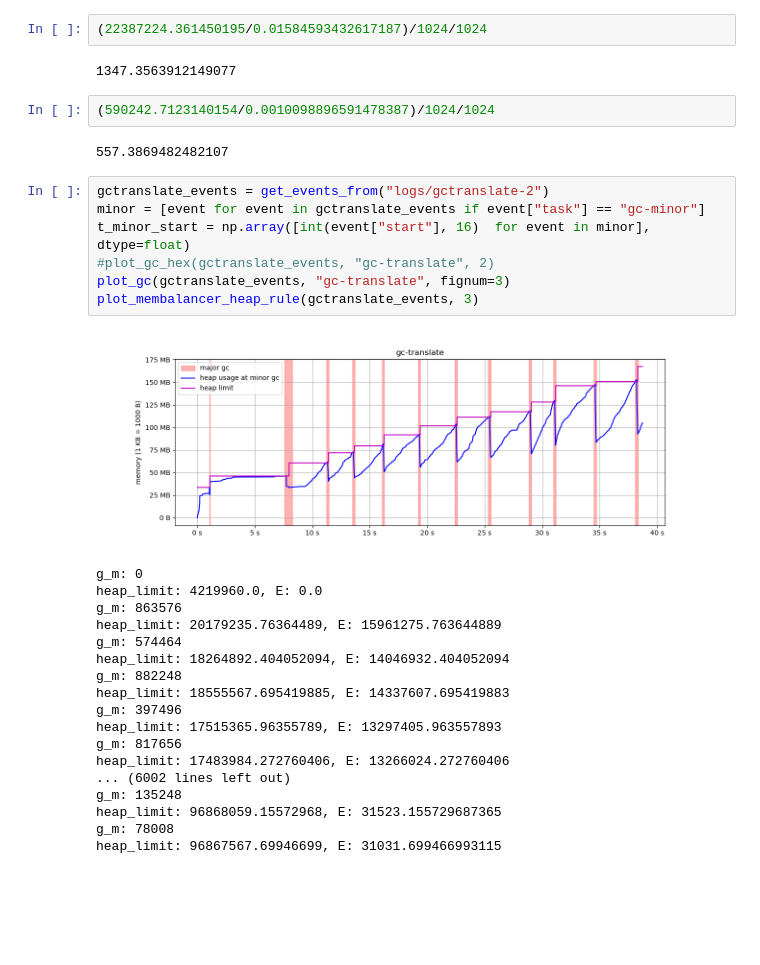
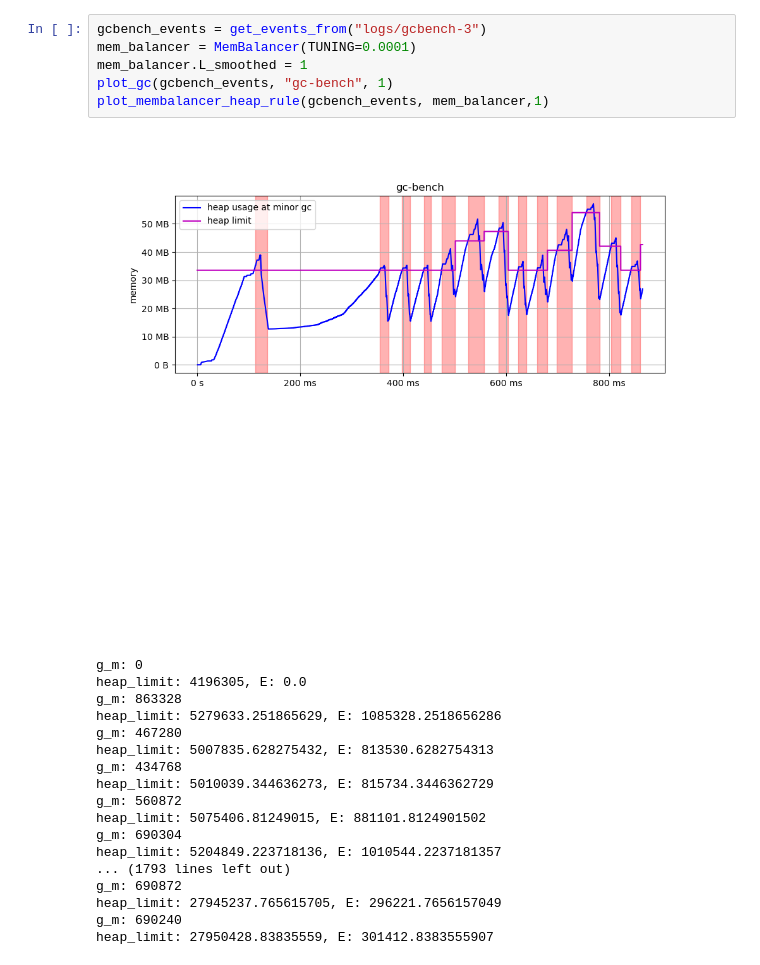
Before and after one commit to enisik/Bachelorarbeit-Skripte, a Jupyter notebook: plots.ipynb, the cells around one changed output. Saved outputs shown, nothing was run; the diff lists cells and outputs as text; blank space fills up the shorter version.

```diff
--- a/plots.ipynb
+++ b/plots.ipynb
@@ -94,34 +9,25 @@ heap_limit: 27958093.284433164, E: 309269.284433165
-# %%
-(22387224.361450195/0.01584593432617187)/1024/1024
-# %% [output]
-1347.3563912149077
-# %%
-(590242.7123140154/0.0010098896591478387)/1024/1024
-# %% [output]
-557.3869482482107
-# %%
-gctranslate_events = get_events_from("logs/gctranslate-2")
-minor = [event for event in gctranslate_events if event["task"] == "gc-minor"]
-t_minor_start = np.array([int(event["start"], 16)  for event in minor], dtype=float)
-#plot_gc_hex(gctranslate_events, "gc-translate", 2)
-plot_gc(gctranslate_events, "gc-translate", fignum=3)
-plot_membalancer_heap_rule(gctranslate_events, 3)
-# %% [output]
-[figure, removed]
-g_m: 0
-heap_limit: 4219960.0, E: 0.0
-g_m: 863576
-heap_limit: 20179235.76364489, E: 15961275.763644889
-g_m: 574464
-heap_limit: 18264892.404052094, E: 14046932.404052094
-g_m: 882248
-heap_limit: 18555567.695419885, E: 14337607.695419883
-g_m: 397496
-heap_limit: 17515365.96355789, E: 13297405.963557893
-g_m: 817656
-heap_limit: 17483984.272760406, E: 13266024.272760406
-... (6002 lines left out)
-g_m: 135248
-heap_limit: 96868059.15572968, E: 31523.155729687365
-g_m: 78008
-heap_limit: 96867567.69946699, E: 31031.699466993115
+# %%
+gcbench_events = get_events_from("logs/gcbench-3")
+mem_balancer = MemBalancer(TUNING=0.0001)
+mem_balancer.L_smoothed = 1
+plot_gc(gcbench_events, "gc-bench", 1)
+plot_membalancer_heap_rule(gcbench_events, mem_balancer,1)
+# %% [output]
+[figure, added]
+g_m: 0
+heap_limit: 4196305, E: 0.0
+g_m: 863328
+heap_limit: 5279633.251865629, E: 1085328.2518656286
+g_m: 467280
+heap_limit: 5007835.628275432, E: 813530.6282754313
+g_m: 434768
+heap_limit: 5010039.344636273, E: 815734.3446362729
+g_m: 560872
+heap_limit: 5075406.81249015, E: 881101.8124901502
+g_m: 690304
+heap_limit: 5204849.223718136, E: 1010544.2237181357
+... (1793 lines left out)
+g_m: 690872
+heap_limit: 27945237.765615705, E: 296221.7656157049
+g_m: 690240
+heap_limit: 27950428.83835559, E: 301412.8383555907
```
Also changed, not shown: parts of 4 cells of this notebook, 2 other files.
